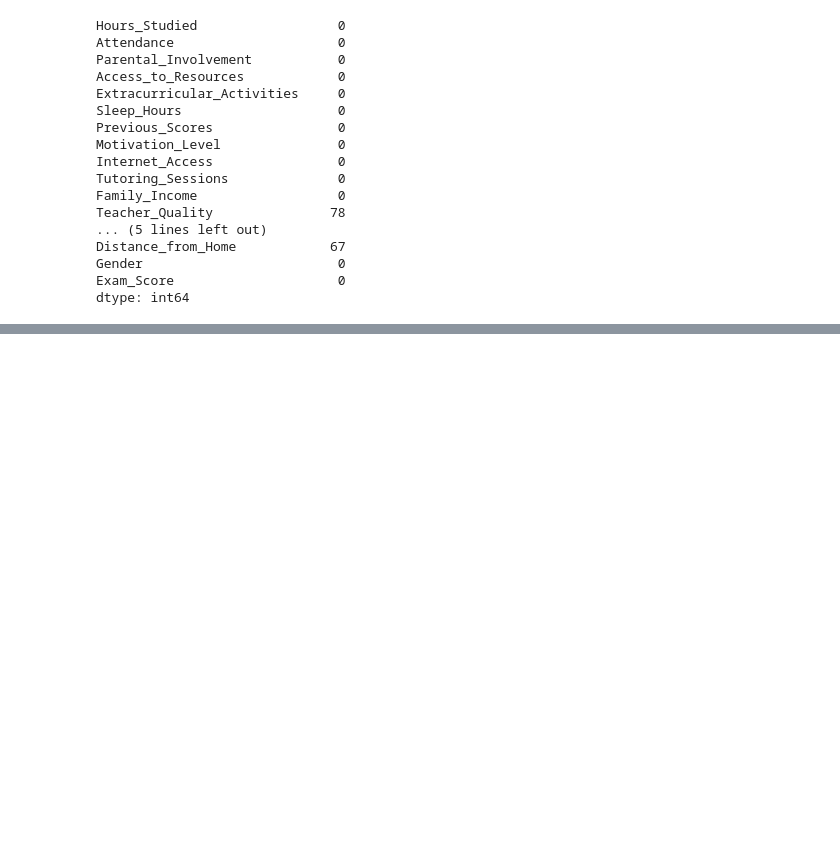
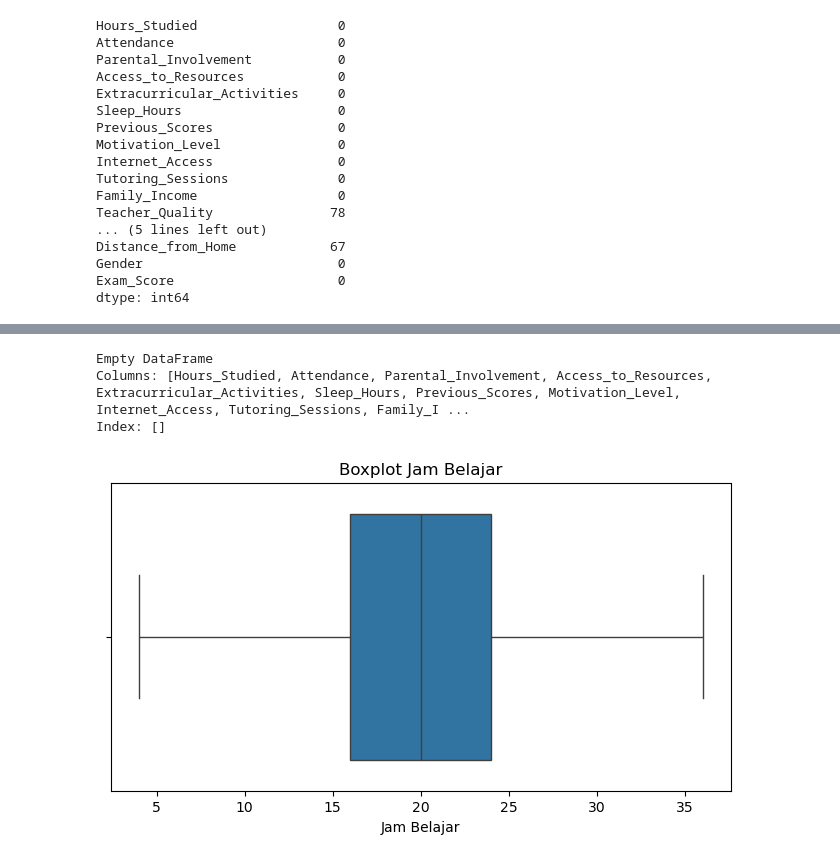
Before and after one commit to SahrulFirdaus779/Data_Mining, a Jupyter notebook: tugas_praktikum2.ipynb, the cells around one changed output, grey strips where cells are left out. Saved outputs shown, nothing was run; the diff lists cells and outputs as text; code cells hidden in the pictures; blank space fills up the shorter version.

```diff
--- a/tugas_praktikum2.ipynb
+++ b/tugas_praktikum2.ipynb
@@ -259,0 +311,14 @@ dtype: int64
+# %%
+# Menghitung IQR
+Q1 = df['Hours_Studied'].quantile(0.25)
+Q3 = df['Hours_Studied'].quantile(0.75)
+IQR = Q3 - Q1
+
+# Menentukan batas bawah dan batas atas untuk outlier
+lower_bound = Q1 - 1.5 * IQR
+upper_bound = Q3 + 1.5 * IQR
+
+# Menemukan outliers
+outliers = df[(df['Hours_Studied'] < lower_bound) | (df['Hours_Studied'] > upper_bound)]
+print(f'Jumlah outliers: {outliers.shape[0]}')
+print(outliers[['Hours_Studied']])  # Menampilkan outliers
@@ -259,0 +343,21 @@ dtype: int64
+# %%
+#Menghapus Outlier
+df = df[(df['Hours_Studied'] >= lower_bound) & (df['Hours_Studied'] <= upper_bound)]
+# %%
+#mengecek data duplicate
+duplicates = df[df.duplicated()]
+print(duplicates)
+# %% [output]
+Empty DataFrame
+Columns: [Hours_Studied, Attendance, Parental_Involvement, Access_to_Resources, Extracurricular_Activities, Sleep_Hours, Previous_Scores, Motivation_Level, Internet_Access, Tutoring_Sessions, Family_I ...
+Index: []
+# %%
+
+# Boxplot untuk Hours_Studied
+plt.figure(figsize=(8, 4))
+sns.boxplot(x=df['Hours_Studied'])
+plt.title('Boxplot Jam Belajar')
+plt.xlabel('Jam Belajar')
+plt.show()
+# %% [output]
+[figure, added]
```
Also changed, not shown: parts of 14 cells of this notebook, 28 other files.
